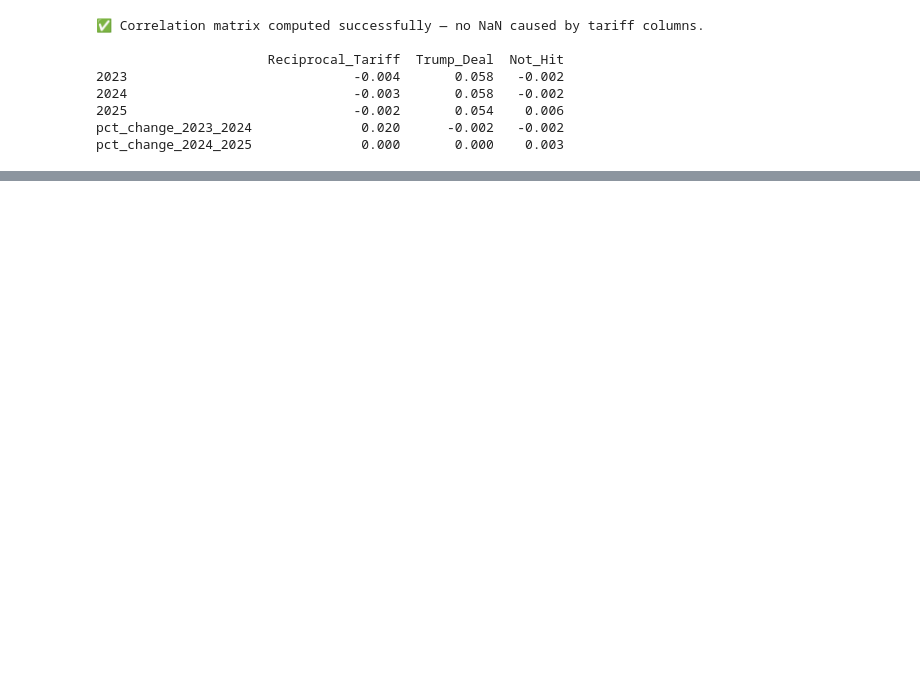
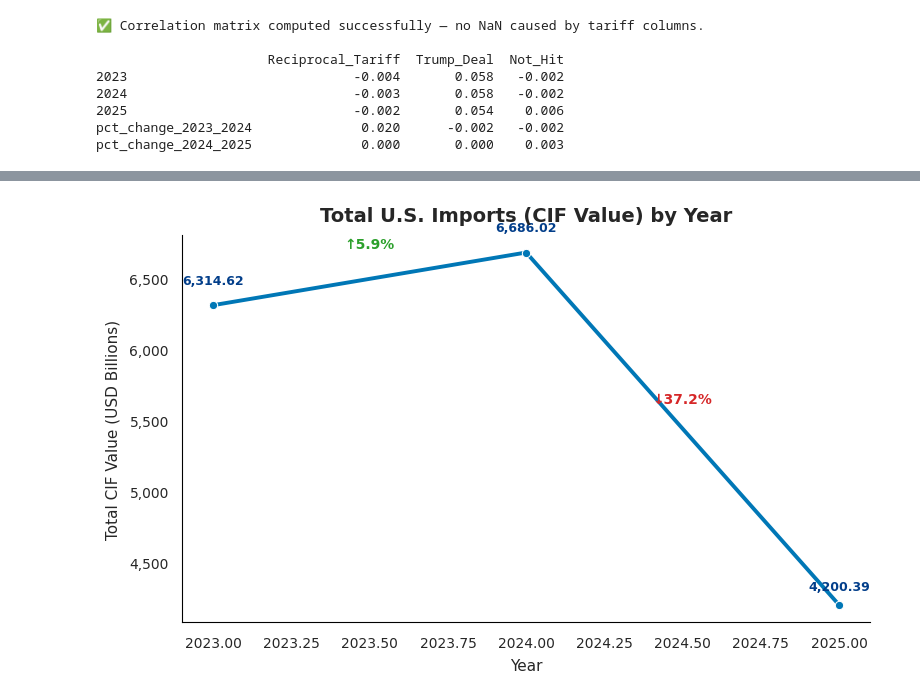
Before and after one commit to utamiu1807/uutami, a Jupyter notebook: Final_EDA1&2_UTAMIipynb.ipynb, the cells around one changed output, grey strips where cells are left out. Saved outputs shown, nothing was run; the diff lists cells and outputs as text; code cells hidden in the pictures; blank space fills up the shorter version.

```diff
--- a/Final_EDA1&2_UTAMIipynb.ipynb
+++ b/Final_EDA1&2_UTAMIipynb.ipynb
@@ -1687,0 +1428,89 @@ print("✅ Visualized dominant industry breakdown for Trump Deal and No Trump De
+# %%
+# Include the code for the overall trend plot
+import matplotlib.pyplot as plt
+import seaborn as sns
+import pandas as pd
+import matplotlib.ticker as mticker
+
+# Total imports by year (assuming total_by_year is available or can be recreated)
+# Recreate total_by_year if not available
+try:
+    total_by_year = df_clean.groupby("Year")["CIF_Value"].sum().reset_index()
+except NameError:
+    print("Error: df_clean not found. Please run the data loading and cleaning cells.")
+    exit()
+
+
+if total_by_year["CIF_Value"].max() > 1e9:
+    total_by_year["CIF_Value_B"] = total_by_year["CIF_Value"] / 1e9
+    y_col = "CIF_Value_B"
+    y_label = "Total CIF Value (USD Billions)"
+else:
+    y_col = "CIF_Value"
+    y_label = "Total CIF Value (USD Millions)"
+
+total_by_year["pct_change"] = total_by_year[y_col].pct_change() * 100
+
+sns.set_style("white")
+plt.rcParams.update({
+    "axes.facecolor": "white",
+    "axes.edgecolor": "black",
+    "axes.grid": False,
+    "font.size": 11,
+    "axes.titleweight": "bold"
+})
+
+fig, ax = plt.subplots(figsize=(8, 5))
+
+sns.lineplot(
+    data=total_by_year,
+    x="Year", y=y_col,
+    marker="o", linewidth=2.8,
+    color="#0077b6", ax=ax
+)
+
+for i, row in total_by_year.iterrows():
+    ax.text(
+        row["Year"], row[y_col] * 1.02,
+        f"{row[y_col]:,.2f}",
+        ha="center", va="bottom",
+        fontsize=9, fontweight="bold", color="#023e8a"
+    )
+
+for i in range(1, len(total_by_year)):
+    prev_x = total_by_year["Year"].iloc[i-1]
+    prev_y = total_by_year[y_col].iloc[i-1]
+    curr_x = total_by_year["Year"].iloc[i]
+    curr_y = total_by_year[y_col].iloc[i]
+    change = total_by_year["pct_change"].iloc[i]
+
+    color = "#2ca02c" if change > 0 else "#d62728"
+    arrow = "↑" if change > 0 else "↓"
+
+    mid_x = (prev_x + curr_x) / 2
+    mid_y = (prev_y + curr_y) / 2 * 1.03
+
+    ax.text(
+        mid_x, mid_y,
+        f"{arrow}{abs(change):.1f}%",
+        color=color, fontsize=10, ha="center",
+        va="bottom", weight="bold"
+    )
+
+ax.set_title("Total U.S. Imports (CIF Value) by Year", fontsize=14, weight="bold", pad=10)
+ax.set_xlabel("Year", fontsize=11, labelpad=6)
+ax.set_ylabel(y_label, fontsize=11, labelpad=6)
+ax.spines["top"].set_visible(False)
+ax.spines["right"].set_visible(False)
+ax.spines["left"].set_linewidth(0.8)
+ax.spines["bottom"].set_linewidth(0.8)
+ax.tick_params(axis="both", labelsize=10)
+ax.yaxis.set_major_formatter(mticker.FuncFormatter(lambda x, _: f"{x:,.0f}"))
+
+fig.patch.set_facecolor("white")
+ax.set_facecolor("white")
+
+plt.tight_layout()
+plt.show()
+# %% [output]
+[figure, added]
```
Also changed, not shown: parts of 40 cells of this notebook.
